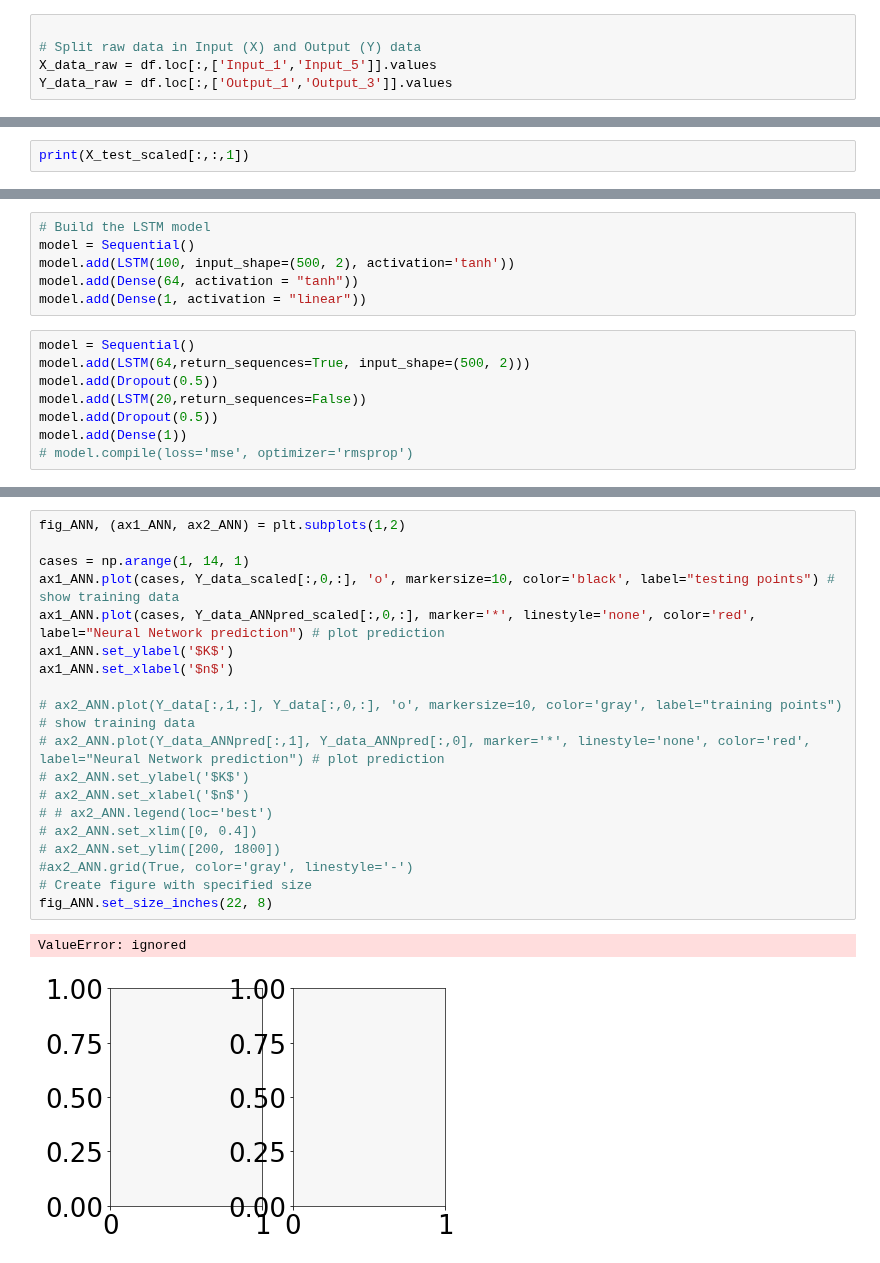
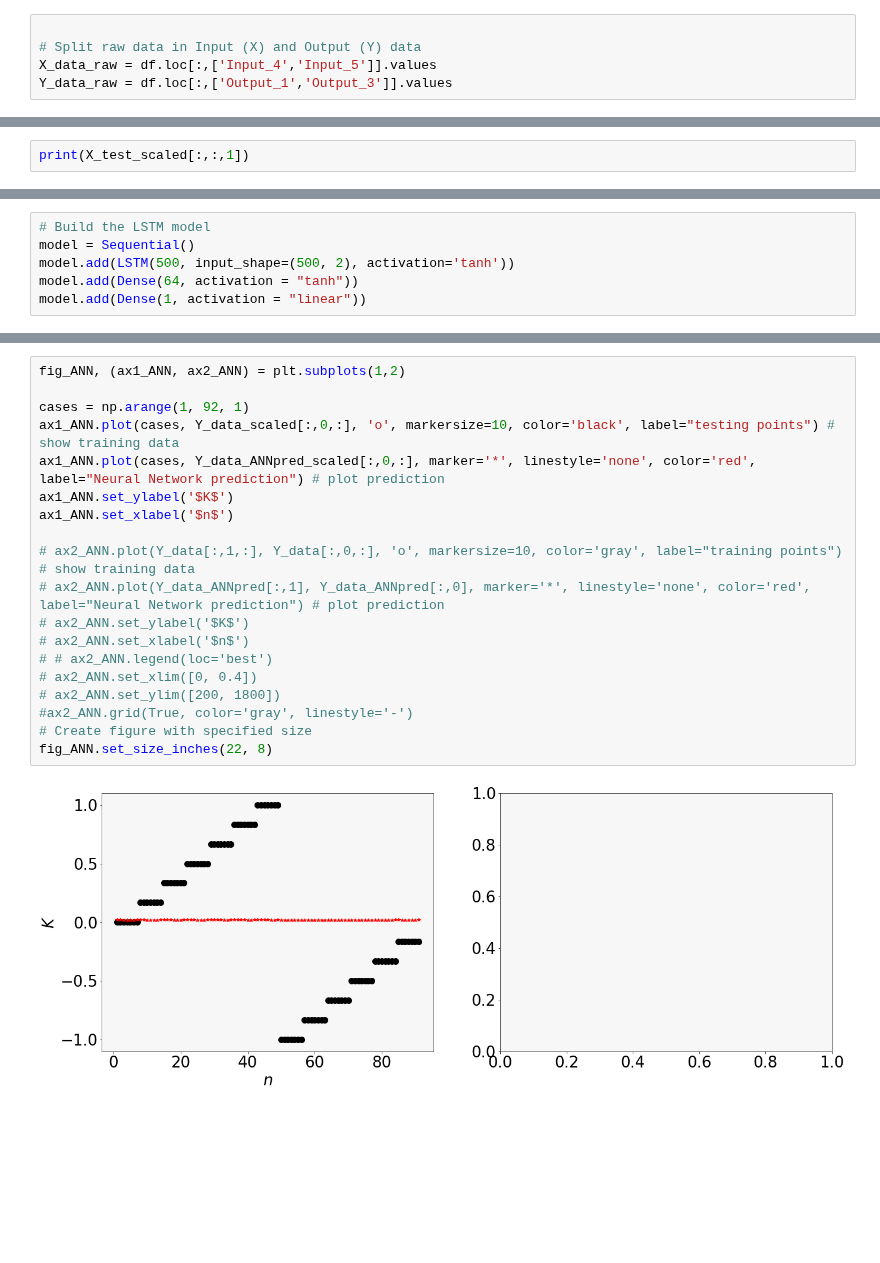
Before and after one commit to DaJaCruz/PhD, a Jupyter notebook: RNN.ipynb, the cells around one changed output, grey strips where cells are left out. Cells and saved outputs as stored; diff of their text form; blank space fills up the shorter version.

```diff
--- a/RNN.ipynb
+++ b/RNN.ipynb
@@ -54,7 +54,7 @@ df = pd.read_csv(url, delimiter=';')
 # %%
 
 # Split raw data in Input (X) and Output (Y) data
-X_data_raw = df.loc[:,['Input_1','Input_5']].values
+X_data_raw = df.loc[:,['Input_4','Input_5']].values
 Y_data_raw = df.loc[:,['Output_1','Output_3']].values
 # %%
 #
@@ -205,17 +205,9 @@ Text(0.5, 1.0, 'Normalized output data')
 # %%
 # Build the LSTM model
 model = Sequential()
-model.add(LSTM(100, input_shape=(500, 2), activation='tanh'))
+model.add(LSTM(500, input_shape=(500, 2), activation='tanh'))
 model.add(Dense(64, activation = "tanh"))
 model.add(Dense(1, activation = "linear"))
-# %%
-model = Sequential()
-model.add(LSTM(64,return_sequences=True, input_shape=(500, 2)))
-model.add(Dropout(0.5))
-model.add(LSTM(20,return_sequences=False))
-model.add(Dropout(0.5))
-model.add(Dense(1))
-# model.compile(loss='mse', optimizer='rmsprop')
 # %%
 # Compile the model
 opt = tf.keras.optimizers.Adam(learning_rate=0.01)
@@ -311,22 +299,21 @@ print(np.arange(1, 92, 1))
 # %%
 fig_ANN, (ax1_ANN, ax2_ANN) = plt.subplots(1,2)
 
-cases = np.arange(1, 14, 1)
+cases = np.arange(1, 92, 1)
 ax1_ANN.plot(cases, Y_data_scaled[:,0,:], 'o', markersize=10, color='black', label="testing points") # show training data
 ax1_ANN.plot(cases, Y_data_ANNpred_scaled[:,0,:], marker='*', linestyle='none', color='red', label="Neural Network prediction") # plot prediction
 ax1_ANN.set_ylabel('$K$')
 ax1_ANN.set_xlabel('$n$')
 
 # ax2_ANN.plot(Y_data[:,1,:], Y_data[:,0,:], 'o', markersize=10, color='gray', label="training points") # show training data
 # ax2_ANN.plot(Y_data_ANNpred[:,1], Y_data_ANNpred[:,0], marker='*', linestyle='none', color='red', label="Neural Network prediction") # plot prediction
 # ax2_ANN.set_ylabel('$K$')
 # ax2_ANN.set_xlabel('$n$')
 # # ax2_ANN.legend(loc='best')
 # ax2_ANN.set_xlim([0, 0.4])
 # ax2_ANN.set_ylim([200, 1800])
 #ax2_ANN.grid(True, color='gray', linestyle='-')
 # Create figure with specified size
 fig_ANN.set_size_inches(22, 8)
 # %% [output]
-ValueError: ignored
-[figure, old version]
+[figure, new version]
```
Also changed, not shown: parts of 9 cells of this notebook.
